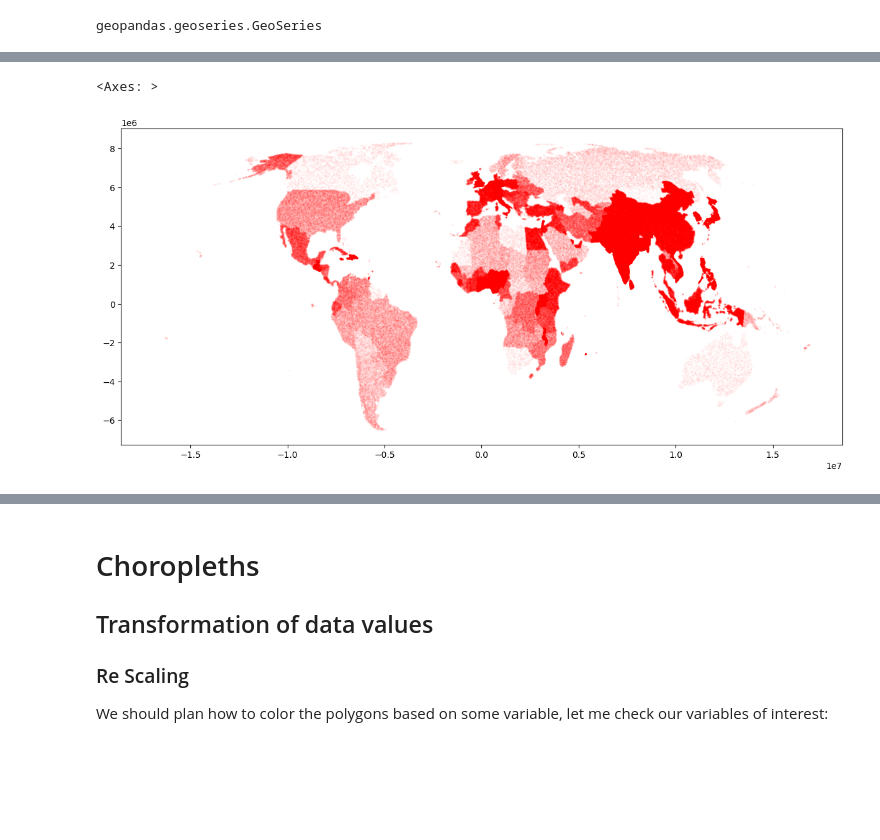
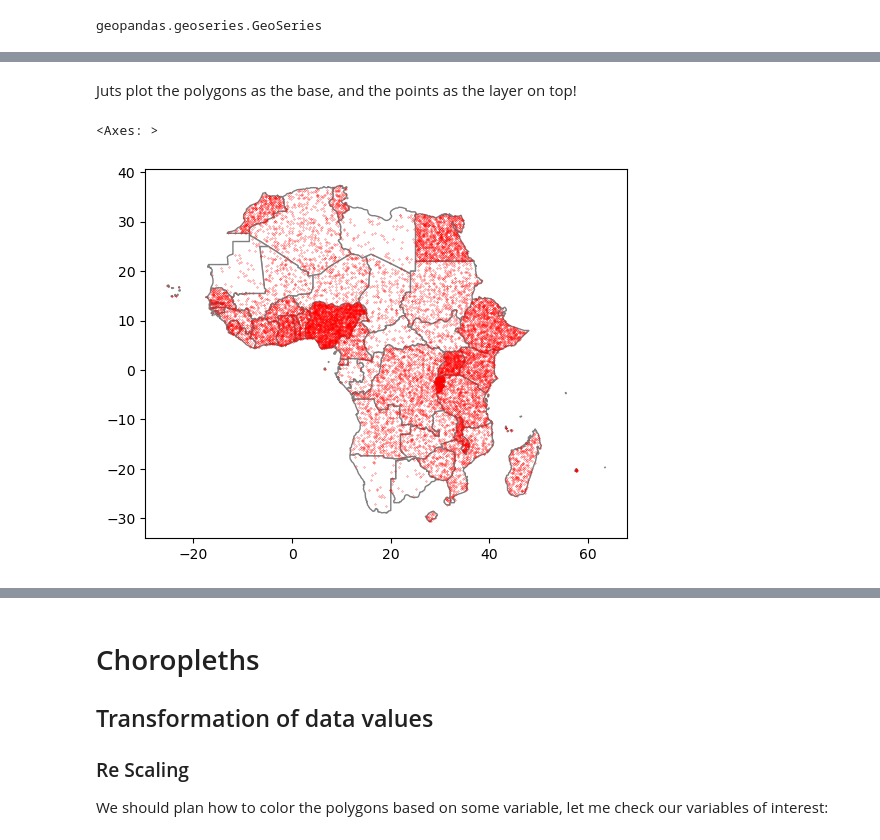
Before and after one commit to CienciaDeDatosEspacial/TheThematics, a Jupyter notebook: index.ipynb, the cells around one changed output, grey strips where cells are left out. Saved outputs shown, nothing was run; the diff lists cells and outputs as text; code cells hidden in the pictures; blank space fills up the shorter version.

```diff
--- a/index.ipynb
+++ b/index.ipynb
@@ -505,5 +523,9 @@ memory usage: 6.0 MB
-# %%
-dots_gdf.to_crs("EPSG:8857").plot(markersize=0.05, color='red',alpha=0.1,figsize=(15, 10))
-# %% [output]
-<Axes: >
-[figure, removed]
+# %% [markdown]
+Juts plot the polygons as the base, and the points as the layer on top!
+# %%
+base=Africa.plot(facecolor="white",#color of polygon fill
+               edgecolor='grey') #color of border
+Africa_dots.plot(markersize=0.05, color='red',ax=base)
+# %% [output]
+<Axes: >
+[figure, added]
```
Also changed, not shown: parts of 54 cells of this notebook.
